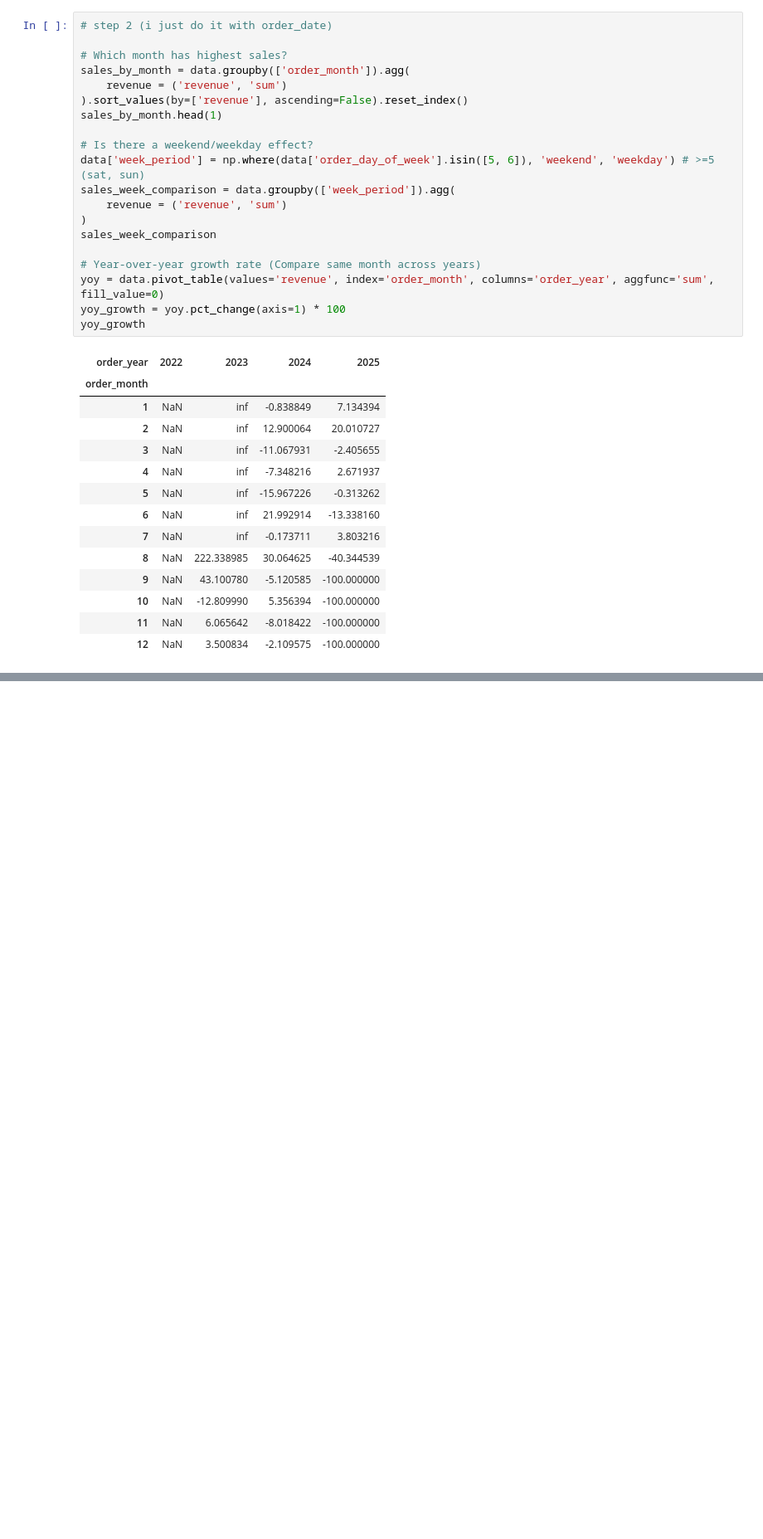
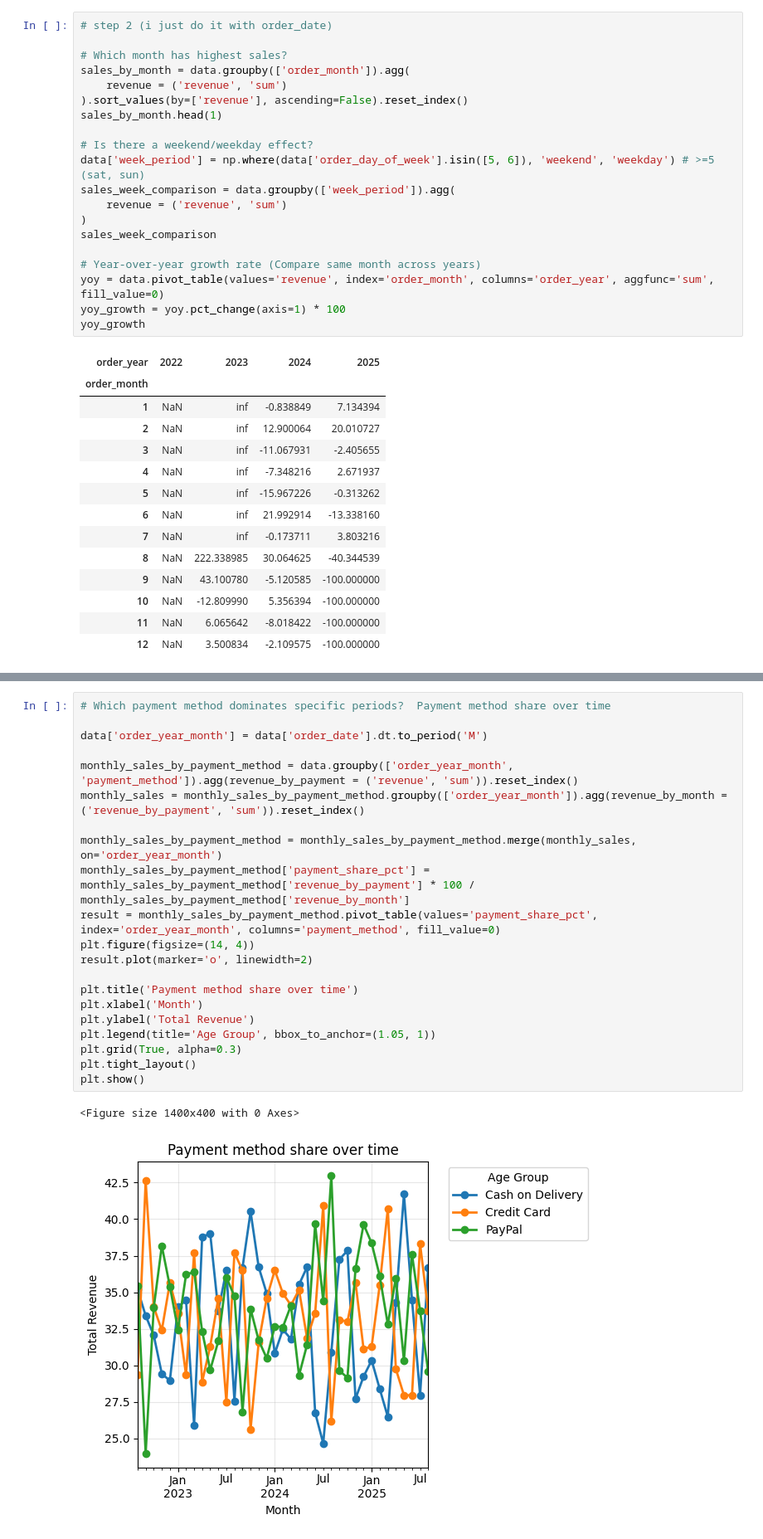
Before and after one commit to r-tavakoli/ai-ml-exercises, a Jupyter notebook: pandas/009_ecommerce_sales.ipynb, the cells around one changed output, grey strips where cells are left out. Shown at 83% size. Drawn from its saved outputs; the diff is of its cells as text; blank space fills up the shorter version.

```diff
--- a/pandas/009_ecommerce_sales.ipynb
+++ b/pandas/009_ecommerce_sales.ipynb
@@ -757,0 +788,24 @@ yoy_growth
+# %%
+# Which payment method dominates specific periods?	Payment method share over time
+
+data['order_year_month'] = data['order_date'].dt.to_period('M')
+
+monthly_sales_by_payment_method = data.groupby(['order_year_month', 'payment_method']).agg(revenue_by_payment = ('revenue', 'sum')).reset_index()
+monthly_sales = monthly_sales_by_payment_method.groupby(['order_year_month']).agg(revenue_by_month = ('revenue_by_payment', 'sum')).reset_index()
+
+monthly_sales_by_payment_method = monthly_sales_by_payment_method.merge(monthly_sales, on='order_year_month')
+monthly_sales_by_payment_method['payment_share_pct'] = monthly_sales_by_payment_method['revenue_by_payment'] * 100 / monthly_sales_by_payment_method['revenue_by_month']
+result = monthly_sales_by_payment_method.pivot_table(values='payment_share_pct', index='order_year_month', columns='payment_method', fill_value=0)
+plt.figure(figsize=(14, 4))
+result.plot(marker='o', linewidth=2)
+
+plt.title('Payment method share over time')
+plt.xlabel('Month')
+plt.ylabel('Total Revenue')
+plt.legend(title='Age Group', bbox_to_anchor=(1.05, 1))
+plt.grid(True, alpha=0.3)
+plt.tight_layout()
+plt.show()
+# %% [output]
+<Figure size 1400x400 with 0 Axes>
+[figure, added]
```
Also changed, not shown: parts of 2 cells of this notebook.
